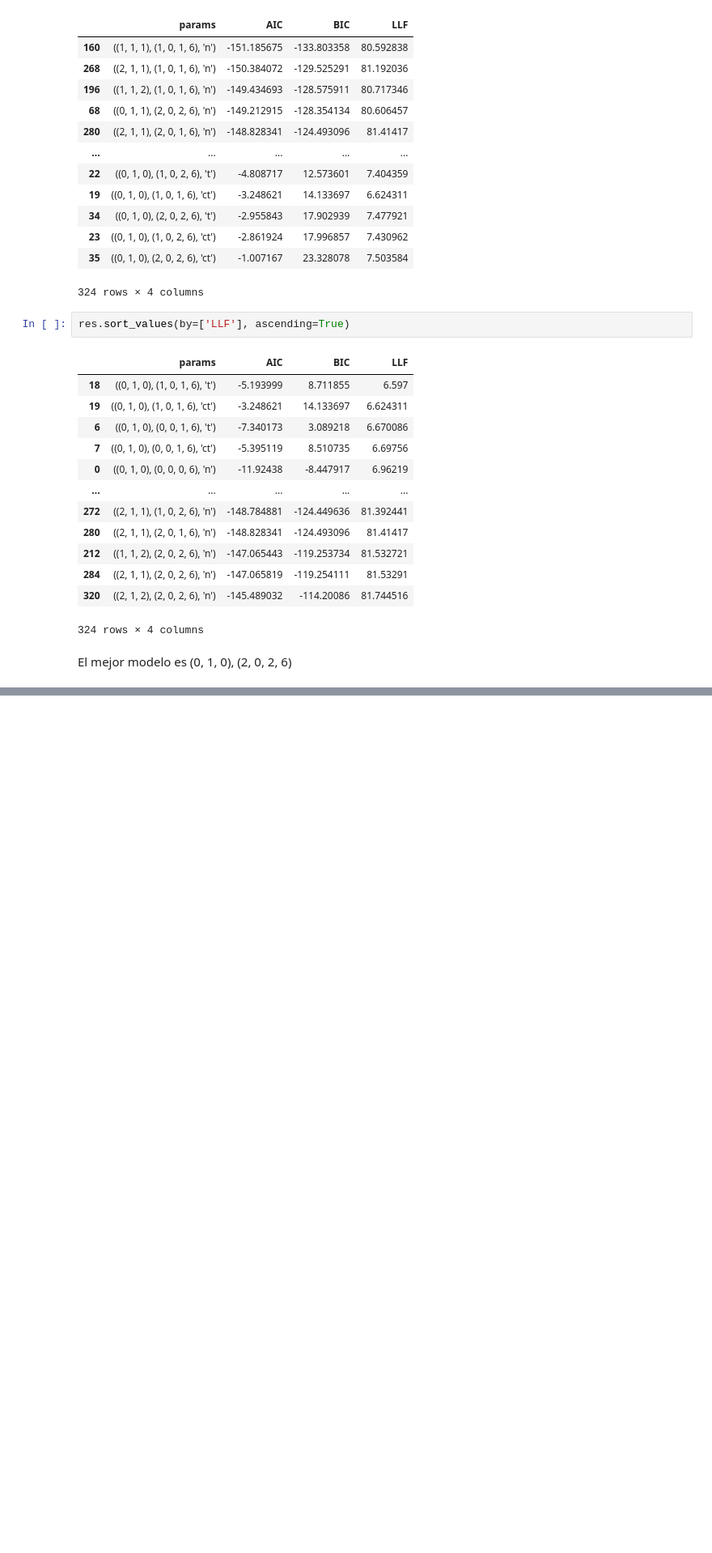
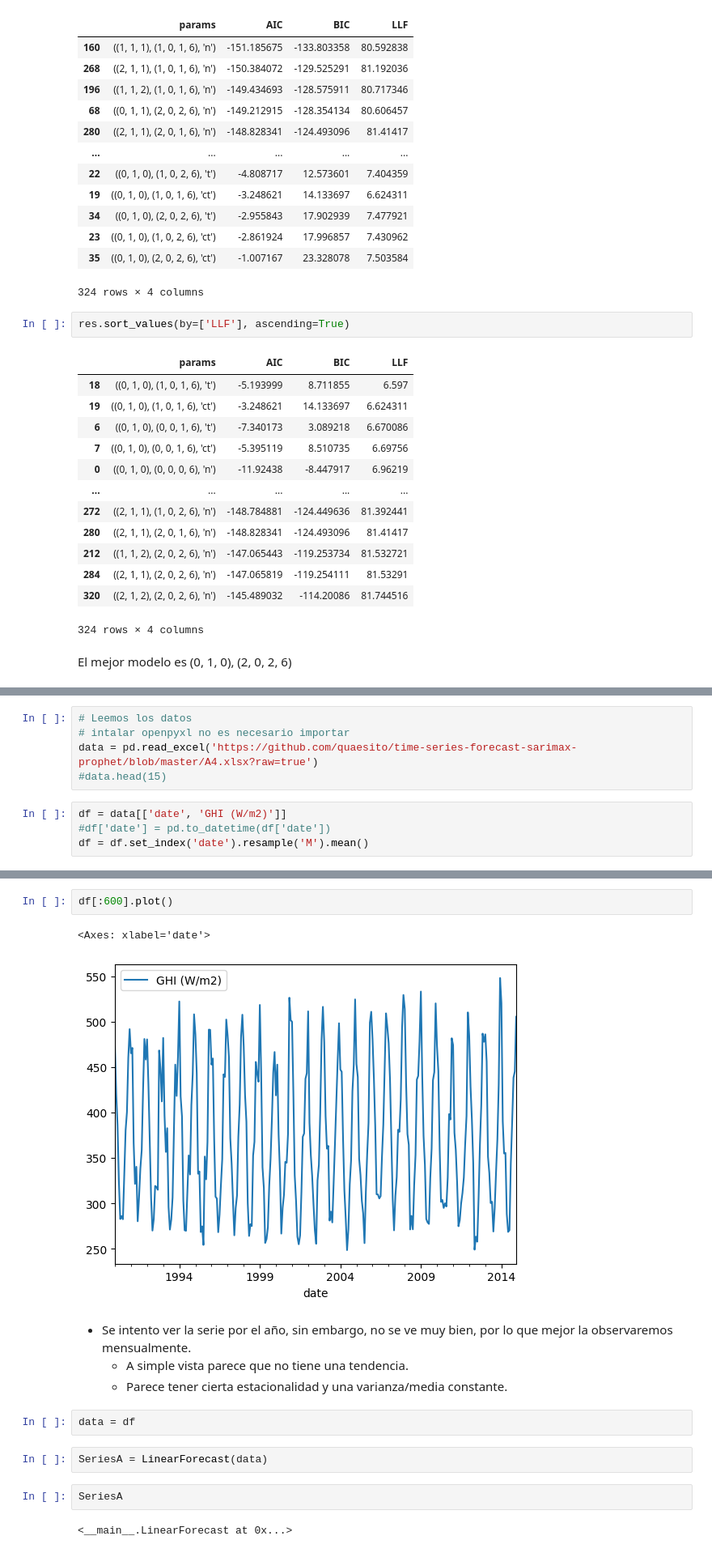
Before and after one commit to ChristaBarrios/Tarea_3_CIBarrios_JAContreras, a Jupyter notebook: Plantilla_Tareas.ipynb, the cells around one changed output, grey strips where cells are left out. Shown at 81% size. Drawn from its saved outputs; the diff is of its cells as text; blank space fills up the shorter version.

```diff
--- a/Plantilla_Tareas.ipynb
+++ b/Plantilla_Tareas.ipynb
@@ -425,0 +504,9 @@ Código de solución estudiante 2
+# %%
+# Leemos los datos
+# intalar openpyxl no es necesario importar
+data = pd.read_excel('https://github.com/quaesito/time-series-forecast-sarimax-prophet/blob/master/A4.xlsx?raw=true')
+#data.head(15)
+# %%
+df = data[['date', 'GHI (W/m2)']]
+#df['date'] = pd.to_datetime(df['date'])
+df = df.set_index('date').resample('M').mean()
@@ -425,0 +523,17 @@ Código de solución estudiante 2
+# %%
+df[:600].plot()
+# %% [output]
+<Axes: xlabel='date'>
+[figure, added]
+# %% [markdown]
+- Se intento ver la serie por el año, sin embargo, no se ve muy bien, por lo que mejor la observaremos mensualmente.
+    - A simple vista parece que no tiene una tendencia.
+    - Parece tener cierta estacionalidad y una varianza/media constante.
+# %%
+data = df
+# %%
+SeriesA = LinearForecast(data)
+# %%
+SeriesA
+# %% [output]
+<__main__.LinearForecast at 0x...>
```
Also changed, not shown: parts of 49 cells of this notebook, 1 other file.
